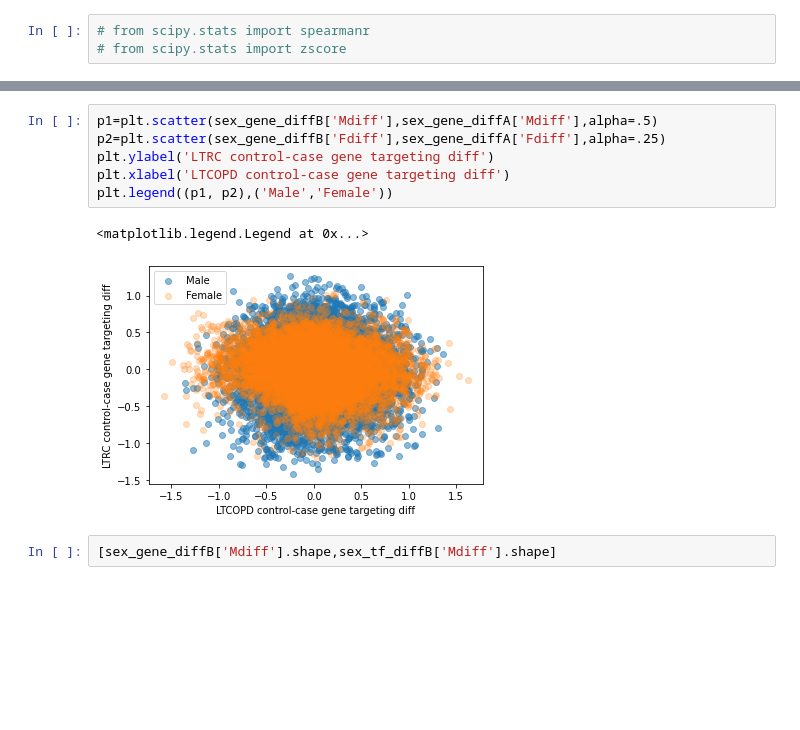
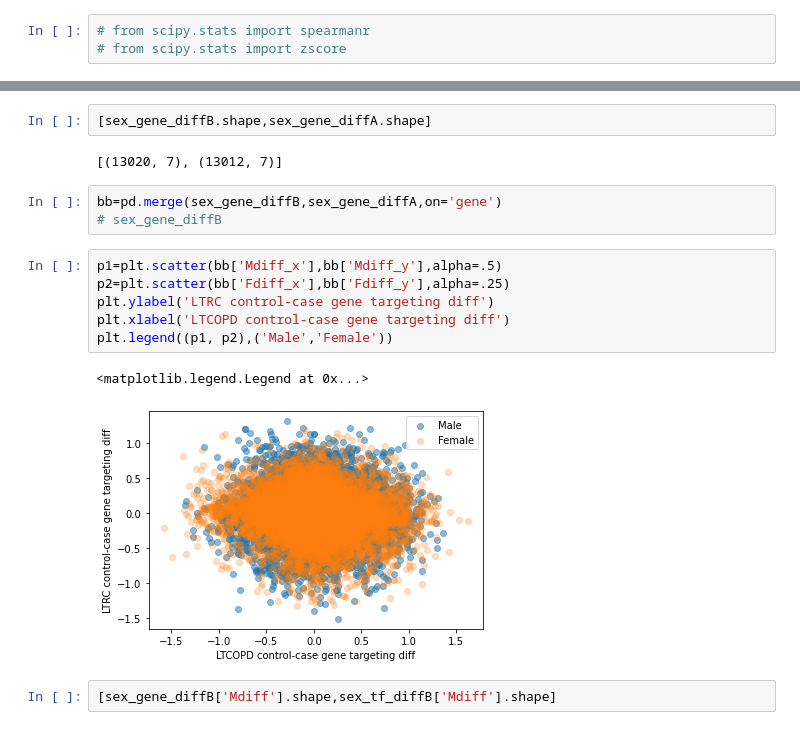
Before and after one commit to dcolinmorgan/LTCOPDsex, a Jupyter notebook: 2xCOPD_gender.ipynb, the cells around one changed output, grey strips where cells are left out. Saved outputs shown, nothing was run; the diff lists cells and outputs as text; blank space fills up the shorter version.

```diff
--- a/2xCOPD_gender.ipynb
+++ b/2xCOPD_gender.ipynb
@@ -725,15 +743,22 @@ sex_tf_diffB.sort_values(by='Mdiff')['TF'].values.tolist()[631:636]]
  ['LHX1', 'POU3F2', 'FOXD2', 'FOXB1', 'TBPL2'],
  ['KLF1', 'PURA', 'KLF5', 'KLF15', 'KLF4'],
  ['DMRTC2', 'BARX1', 'POU3F3', 'HMG20B', 'TBPL2']]
+# %%
+[sex_gene_diffB.shape,sex_gene_diffA.shape]
+# %% [output]
+[(13020, 7), (13012, 7)]
+# %%
+bb=pd.merge(sex_gene_diffB,sex_gene_diffA,on='gene')
+# sex_gene_diffB
 # %%
-p1=plt.scatter(sex_gene_diffB['Mdiff'],sex_gene_diffA['Mdiff'],alpha=.5)
-p2=plt.scatter(sex_gene_diffB['Fdiff'],sex_gene_diffA['Fdiff'],alpha=.25)
+p1=plt.scatter(bb['Mdiff_x'],bb['Mdiff_y'],alpha=.5)
+p2=plt.scatter(bb['Fdiff_x'],bb['Fdiff_y'],alpha=.25)
 plt.ylabel('LTRC control-case gene targeting diff')
 plt.xlabel('LTCOPD control-case gene targeting diff')
 plt.legend((p1, p2),('Male','Female'))
 # %% [output]
 <matplotlib.legend.Legend at 0x...>
-[figure, old version]
+[figure, new version]
 # %%
 [sex_gene_diffB['Mdiff'].shape,sex_tf_diffB['Mdiff'].shape]
 # %% [output]
```
Also changed, not shown: parts of 34 cells of this notebook.
